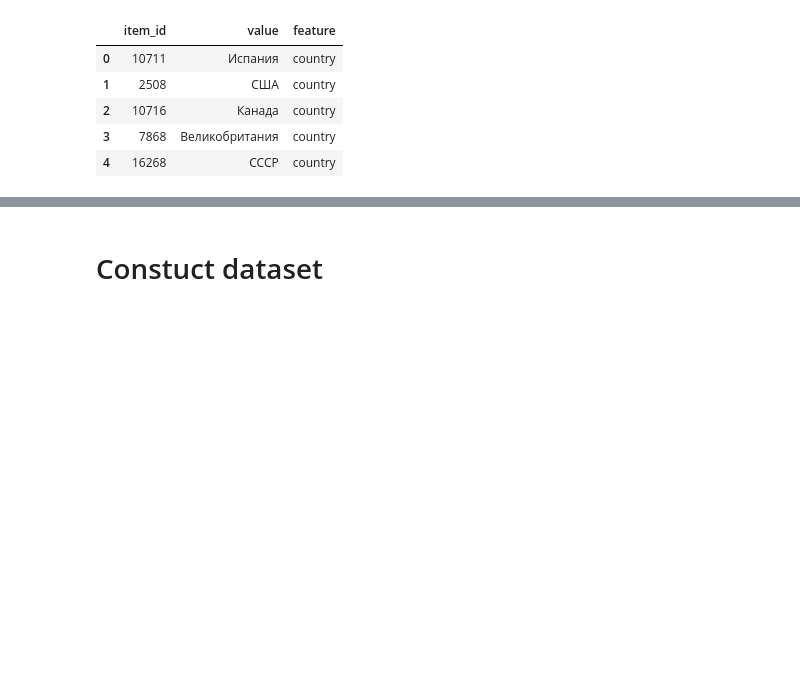
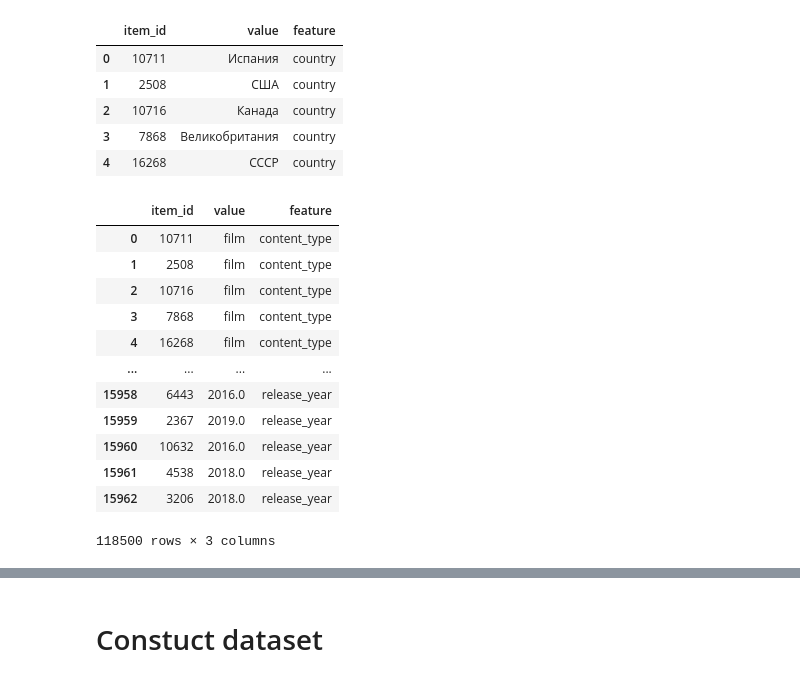
Before and after one commit to obopodo/recom-homework, a Jupyter notebook: hw1.ipynb, the cells around one changed output, grey strips where cells are left out. Drawn from its saved outputs; the diff is of its cells as text; code cells hidden in the pictures; blank space fills up the shorter version.

```diff
--- a/hw1.ipynb
+++ b/hw1.ipynb
@@ -411,9 +449,39 @@ country_feature.head()
 | 2 | 10716 | Канада | country |
 | 3 | 7868 | Великобритания | country |
 | 4 | 16268 | СССР | country |
+# %%
+featurenames_list = (
+    'content_type',
+    'for_kids',
+    'age_rating',
+    'studios',
+#     'genre',
+#     'year',
+#     'country',
+)
+item_feat = pd.DataFrame()
+for colname in featurenames_list:
+    _feature = make_feature(items, 'item_id', colname)
+    item_feat = pd.concat((item_feat, _feature))
 # %%
-item_feat = pd.concat([genre_feature, year_feature])
+item_feat = pd.concat((item_feat, genre_feature, year_feature))
 item_feat = item_feat[item_feat[Columns.Item].isin(interactions[Columns.Item])]
+# %%
+item_feat
+# %% [output]
+|  | item_id | value | feature |
+| 0 | 10711 | film | content_type |
+| 1 | 2508 | film | content_type |
+| 2 | 10716 | film | content_type |
+| 3 | 7868 | film | content_type |
+| 4 | 16268 | film | content_type |
+| ... | ... | ... | ... |
+| 15958 | 6443 | 2016.0 | release_year |
+| 15959 | 2367 | 2019.0 | release_year |
+| 15960 | 10632 | 2016.0 | release_year |
+| 15961 | 4538 | 2018.0 | release_year |
+| 15962 | 3206 | 2018.0 | release_year |
+118500 rows × 3 columns
 # %%
 gc.collect()
 # %% [output]
```
Also changed, not shown: parts of 36 cells of this notebook.
